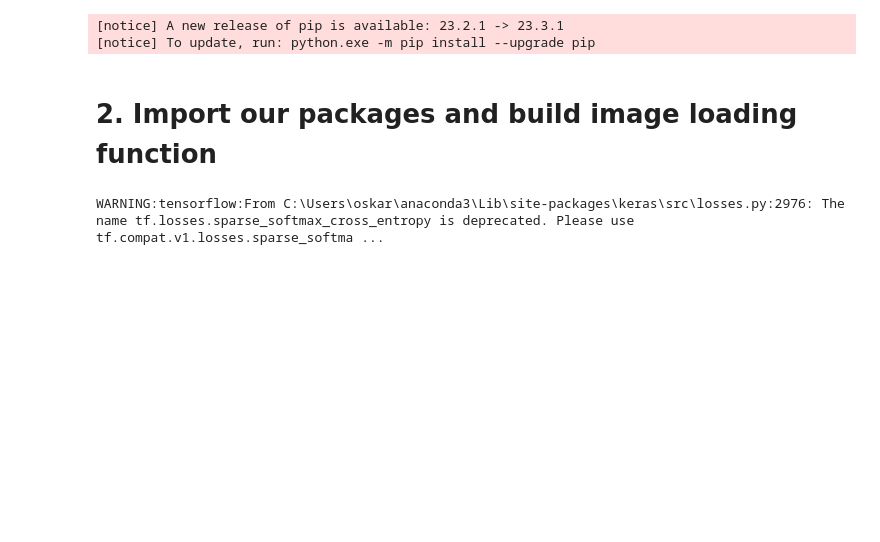
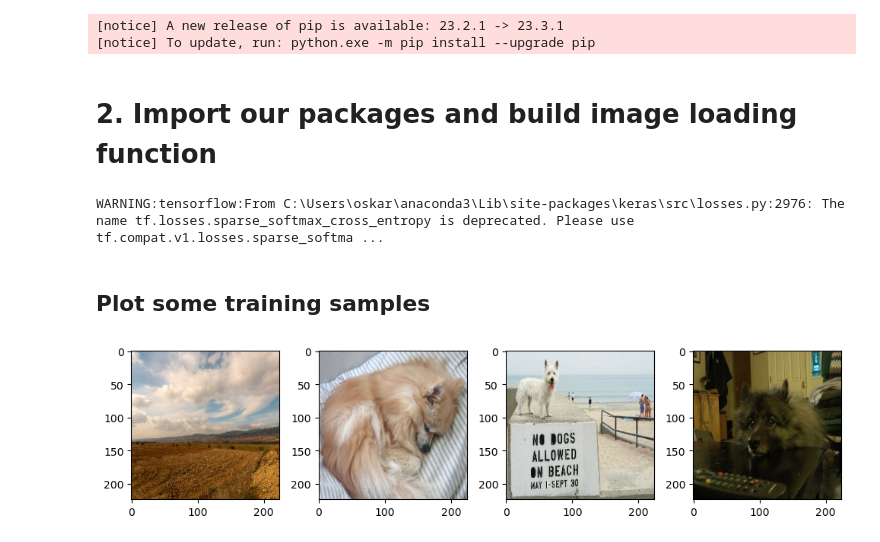
Before and after one commit to oszkar0/dog-detector, a Jupyter notebook: dog-detector.ipynb, the cells around one changed output. Cells and saved outputs as stored; diff of their text form; code cells hidden in the pictures; blank space fills up the shorter version.

Commit message:
create load_image function, load images and plot samples

```diff
--- a/dog-detector.ipynb
+++ b/dog-detector.ipynb
@@ -31,3 +31,25 @@ import json
 import numpy as np
 # %% [output]
 WARNING:tensorflow:From C:\Users\oskar\anaconda3\Lib\site-packages\keras\src\losses.py:2976: The name tf.losses.sparse_softmax_cross_entropy is deprecated. Please use tf.compat.v1.losses.sparse_softma ...
+# %%
+def load_image(image):
+    img = tf.io.read_file(image)
+    img = tf.io.decode_jpeg(img)
+    img = tf.image.resize(img, [224, 224])
+    return img
+# %%
+images = tf.data.Dataset.list_files('data\\images\\*.jpg', shuffle=True).map(load_image)
+# %% [markdown]
+## Plot some training samples
+# %%
+image_generator = images.batch(4).as_numpy_iterator()
+plot_images = image_generator.next()
+plot_images = plot_images / 255.0
+
+fig, ax = plt.subplots(ncols=4, figsize=(10,10))
+for id, img in enumerate(plot_images):
+    ax[id].imshow(img)
+fig.tight_layout()
+plt.show()
+# %% [output]
+[figure, added]
```
